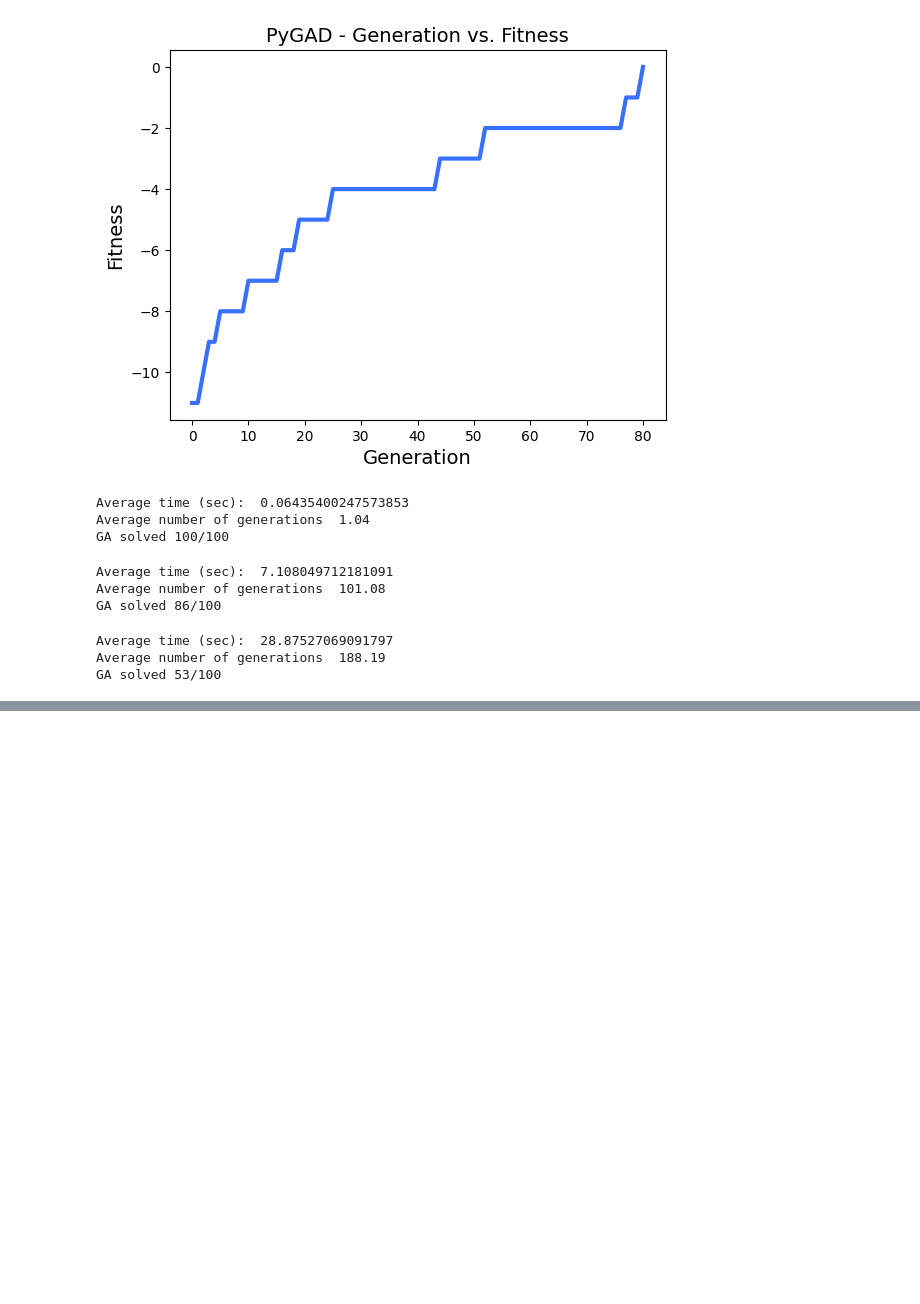
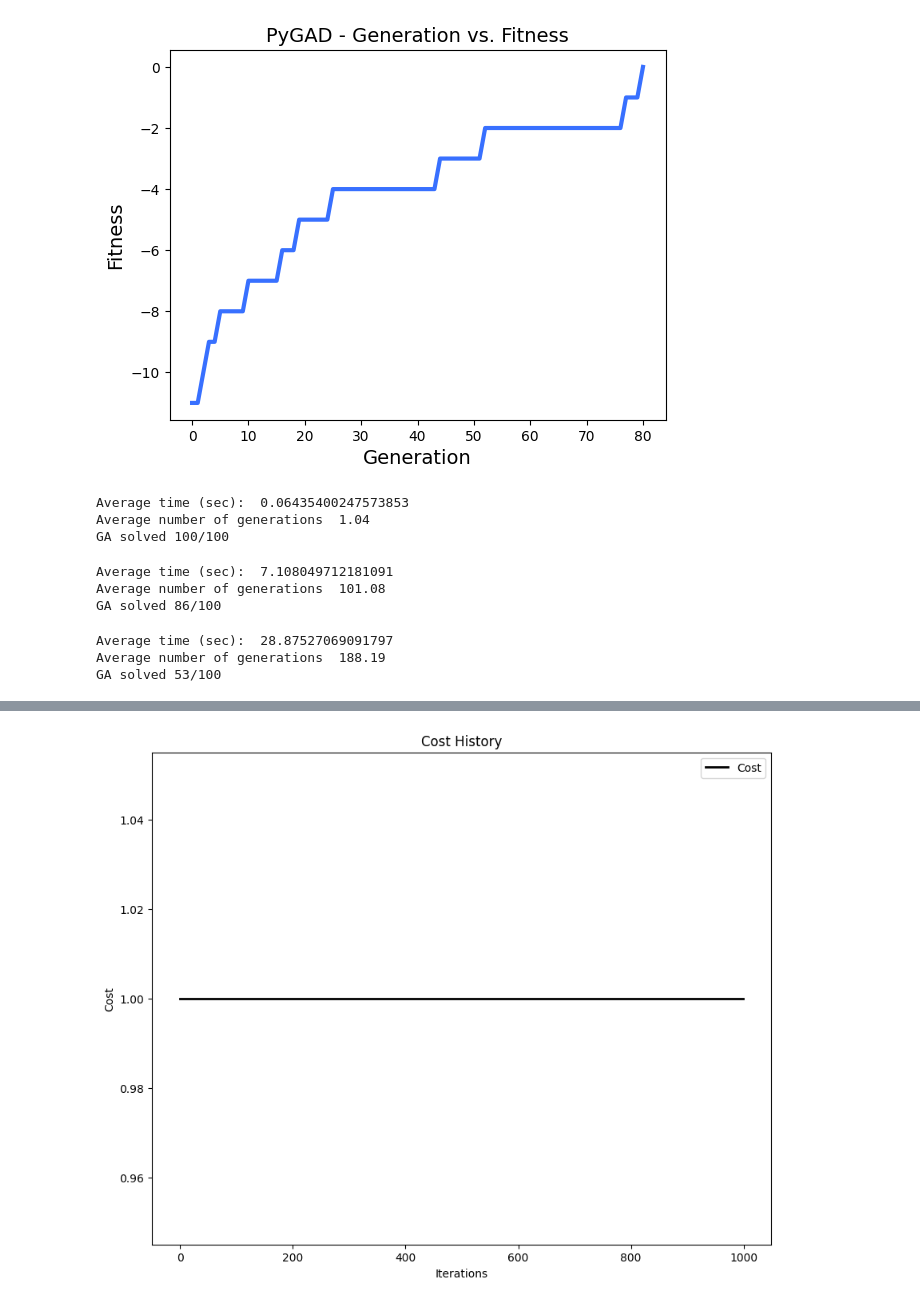
Before and after one commit to piotrd22/computational_intelligence_ug, a Jupyter notebook: project01/project.ipynb, the cells around one changed output, grey strips where cells are left out. Saved outputs shown, nothing was run; the diff lists cells and outputs as text; code cells hidden in the pictures; blank space fills up the shorter version.

```diff
--- a/project01/project.ipynb
+++ b/project01/project.ipynb
@@ -328,0 +372,8 @@ GA solved 53/100
+# %%
+n = 2
+optimizer = generate_optimizer(n)
+optimizer.optimize(f, iters=1000)
+cost_history = optimizer.cost_history
+plot_cost_history(cost_history)
+plt.show()
+# %% [output]
@@ -328,0 +382 @@ GA solved 53/100
+[figure, added]
```
Also changed, not shown: parts of 15 cells of this notebook, 1 other file.
